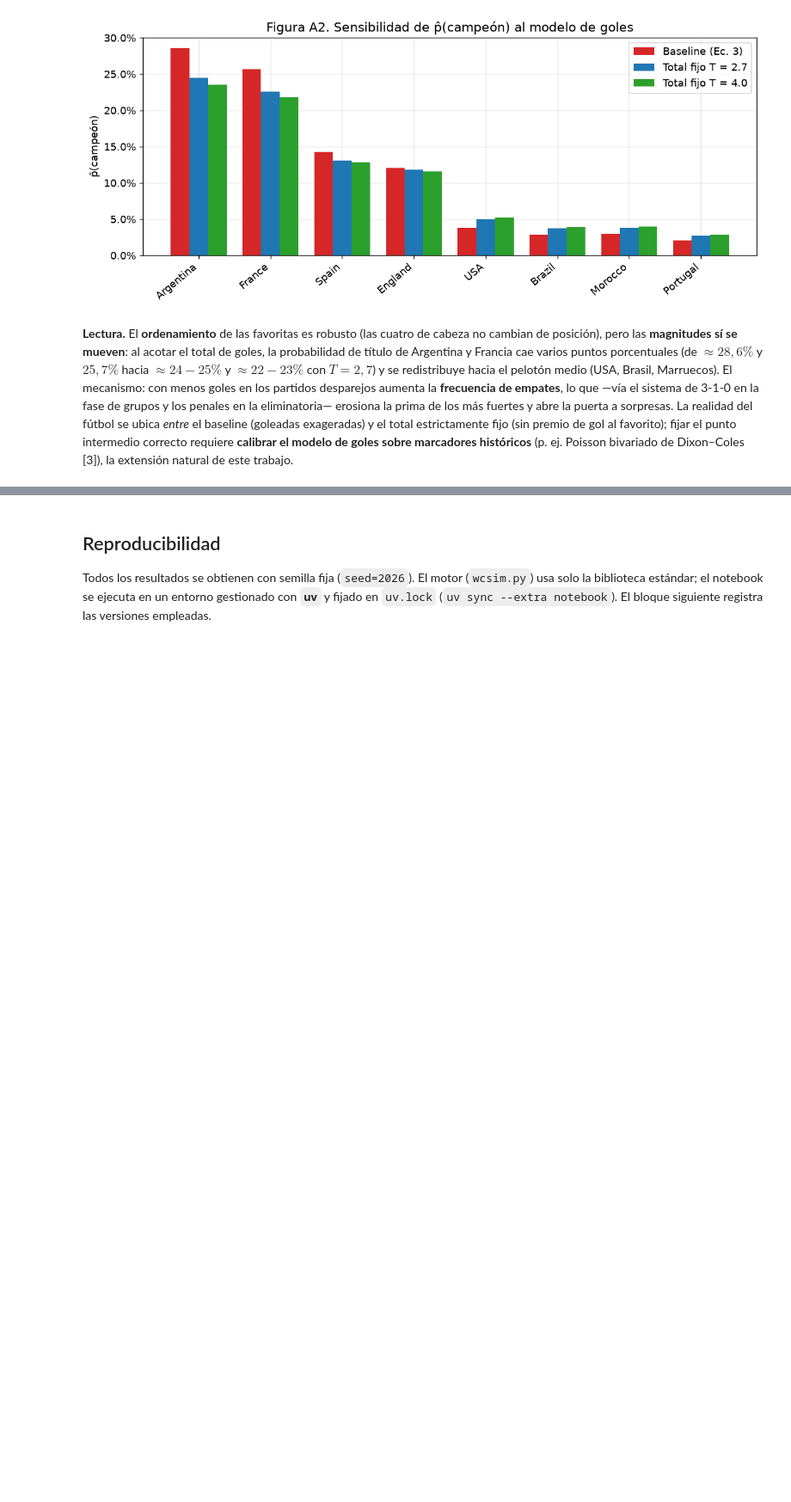
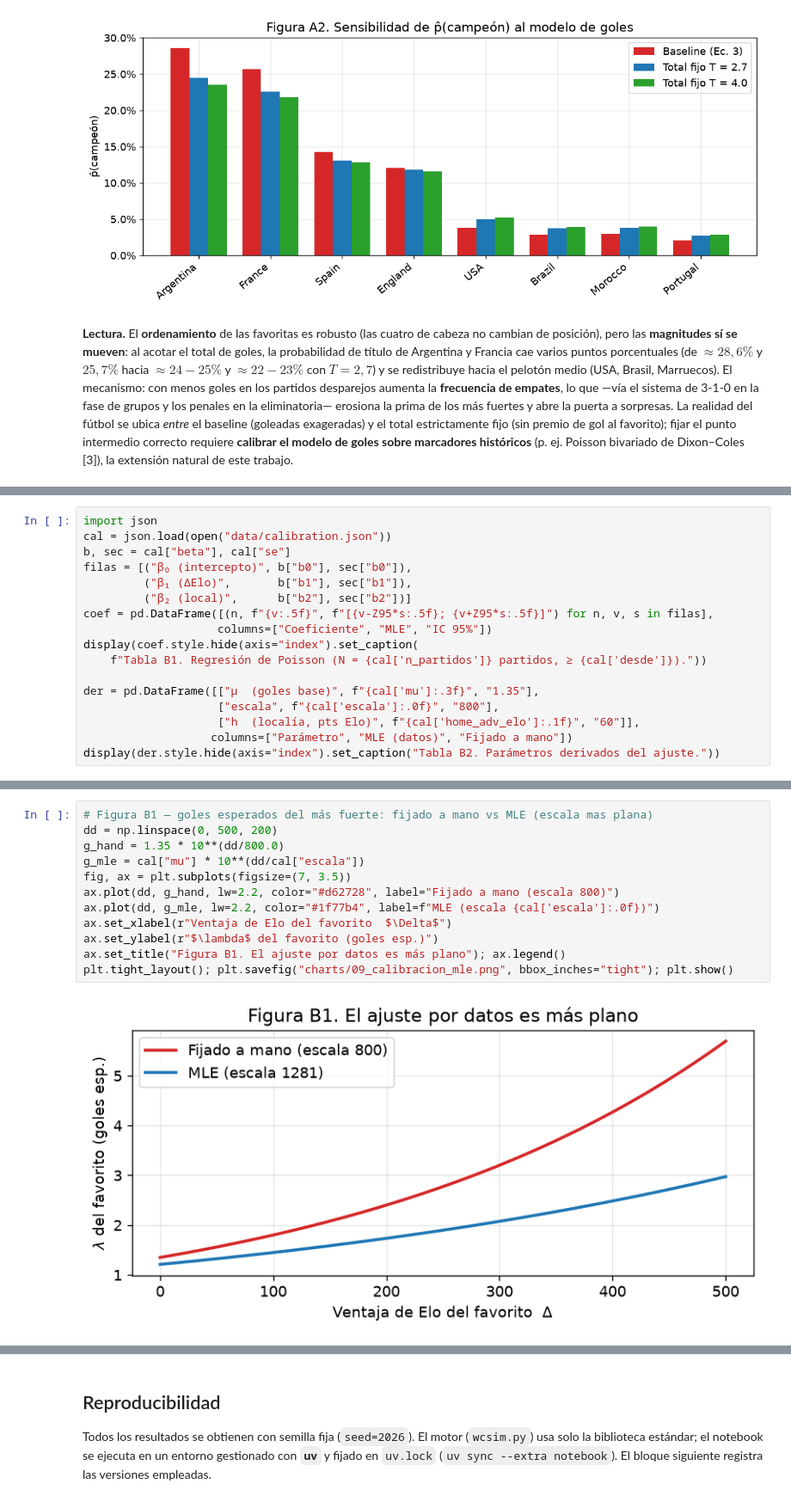
Before and after one commit to nmoguilner/ceia_add, a Jupyter notebook: mundial2026-montecarlo/mundial2026.ipynb, the cells around one changed output, grey strips where cells are left out. Shown at 86% size. Drawn from its saved outputs; the diff is of its cells as text; blank space fills up the shorter version.

```diff
--- a/mundial2026-montecarlo/mundial2026.ipynb
+++ b/mundial2026-montecarlo/mundial2026.ipynb
@@ -557,0 +577,17 @@ Dixon–Coles [3]), la extensión natural de este trabajo.
+# %%
+import json
+cal = json.load(open("data/calibration.json"))
+b, sec = cal["beta"], cal["se"]
+filas = [("β₀ (intercepto)", b["b0"], sec["b0"]),
+         ("β₁ (ΔElo)",       b["b1"], sec["b1"]),
+         ("β₂ (local)",      b["b2"], sec["b2"])]
+coef = pd.DataFrame([(n, f"{v:.5f}", f"[{v-Z95*s:.5f}; {v+Z95*s:.5f}]") for n, v, s in filas],
+                    columns=["Coeficiente", "MLE", "IC 95%"])
+display(coef.style.hide(axis="index").set_caption(
+    f"Tabla B1. Regresión de Poisson (N = {cal['n_partidos']} partidos, ≥ {cal['desde']})."))
+
+der = pd.DataFrame([["μ  (goles base)", f"{cal['mu']:.3f}", "1.35"],
+                    ["escala", f"{cal['escala']:.0f}", "800"],
+                    ["h  (localía, pts Elo)", f"{cal['home_adv_elo']:.1f}", "60"]],
+                   columns=["Parámetro", "MLE (datos)", "Fijado a mano"])
+display(der.style.hide(axis="index").set_caption("Tabla B2. Parámetros derivados del ajuste."))
@@ -557,0 +605,14 @@ Dixon–Coles [3]), la extensión natural de este trabajo.
+# %%
+# Figura B1 — goles esperados del más fuerte: fijado a mano vs MLE (escala mas plana)
+dd = np.linspace(0, 500, 200)
+g_hand = 1.35 * 10**(dd/800.0)
+g_mle = cal["mu"] * 10**(dd/cal["escala"])
+fig, ax = plt.subplots(figsize=(7, 3.5))
+ax.plot(dd, g_hand, lw=2.2, color="#d62728", label="Fijado a mano (escala 800)")
+ax.plot(dd, g_mle, lw=2.2, color="#1f77b4", label=f"MLE (escala {cal['escala']:.0f})")
+ax.set_xlabel(r"Ventaja de Elo del favorito  $\Delta$")
+ax.set_ylabel(r"$\lambda$ del favorito (goles esp.)")
+ax.set_title("Figura B1. El ajuste por datos es más plano"); ax.legend()
+plt.tight_layout(); plt.savefig("charts/09_calibracion_mle.png", bbox_inches="tight"); plt.show()
+# %% [output]
+[figure, added]
```
Also changed, not shown: parts of 8 cells of this notebook, 8 other files.
